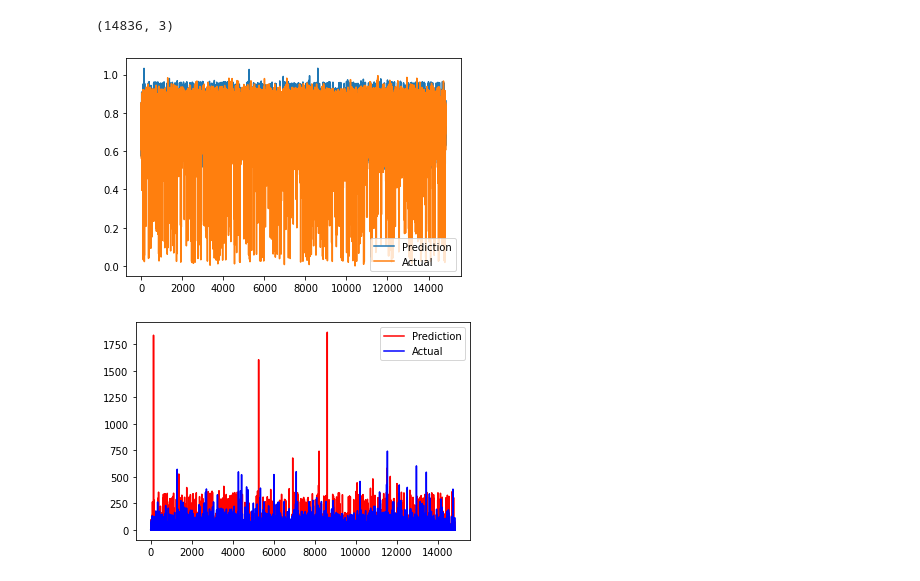
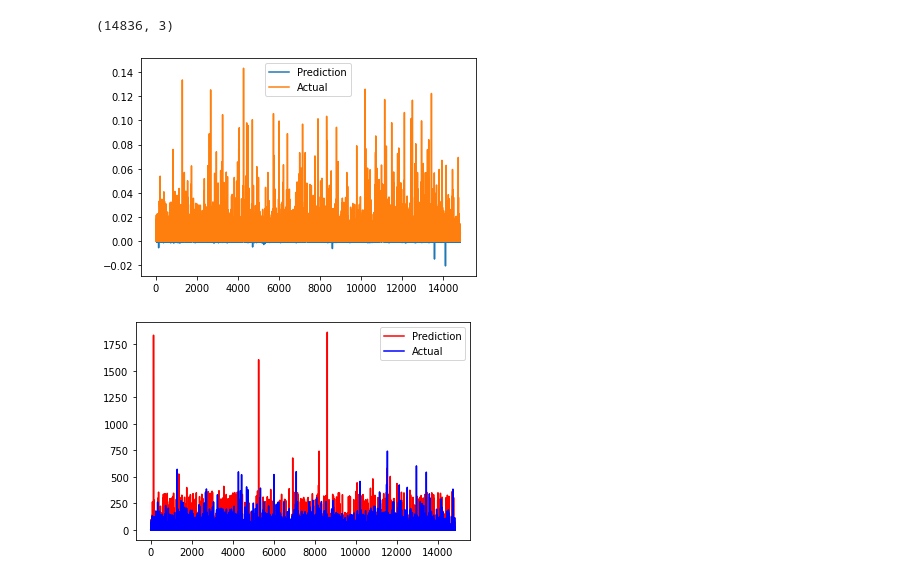
Before and after one commit to msaad1311/TfL-Dataset, a Jupyter notebook: src/EDA-Part2.ipynb, the cells around one changed output. Cells and saved outputs as stored; diff of their text form; code cells hidden in the pictures.

```diff
--- a/src/EDA-Part2.ipynb
+++ b/src/EDA-Part2.ipynb
@@ -124,24 +124,24 @@ print(drivingCycle_embed,vehicles_embed)
 # categorical variable
 drivingCycle_catinput = keras.layers.Input(shape=(1,),name='Driving Cycle input')
 drivingCycle_embedinput = keras.layers.Embedding(drivingCycle_cats,drivingCycle_embed)(drivingCycle_catinput)
-drivingCycle_flatten = keras.layers.Flatten()(drivingCycle_embedinput)
+# drivingCycle_flatten = keras.layers.Flatten()(drivingCycle_embedinput)
 
 vehicles_catinput = keras.layers.Input(shape=(1,),name='Vehicle Input')
 vehicles_embedinput = keras.layers.Embedding(vehicles_cats,vehicles_embed)(vehicles_catinput)
-vehicle_flatten = keras.layers.Flatten()(vehicles_embedinput)
+# vehicle_flatten = keras.layers.Flatten()(vehicles_embedinput)
 
 # numerical variable
-numerical_input = keras.layers.Input(shape=(2,), name='numeric_input')
+numerical_input = keras.layers.Input(shape=(1,2), name='numeric_input')
 
 # merged
-merged = keras.layers.concatenate([numerical_input, drivingCycle_flatten,vehicle_flatten])
-# lstm_out0 = keras.layers.LSTM(32,return_sequences=True,activation='relu')(merged)
-# lstm_out1 = keras.layers.LSTM(16,return_sequences=True,activation='relu')(merged)
-# lstm_out2 = keras.layers.LSTM(8,return_sequences=True,activation='relu')(lstm_out1)
-# lstm_out3 = keras.layers.LSTM(4,return_sequences=True,activation='relu')(lstm_out2)
-flattened = keras.layers.Flatten()(merged)
-# dense_out0 = keras.layers.Dense(32,activation='relu')(flattened)
-dense_out1 = keras.layers.Dense(16)(flattened)
+merged = keras.layers.concatenate([numerical_input, drivingCycle_embedinput,vehicles_embedinput])
+lstm_out0 = keras.layers.LSTM(32,return_sequences=True,activation='relu')(merged)
+lstm_out1 = keras.layers.LSTM(16,return_sequences=True,activation='relu')(merged)
+lstm_out2 = keras.layers.LSTM(8,return_sequences=True,activation='relu')(lstm_out1)
+lstm_out3 = keras.layers.LSTM(4,return_sequences=True,activation='relu')(lstm_out2)
+flattened = keras.layers.Flatten()(lstm_out3)
+dense_out0 = keras.layers.Dense(32,activation='relu')(flattened)
+dense_out1 = keras.layers.Dense(16)(dense_out0)
 dense_out2 = keras.layers.Dense(8)(dense_out1)
 dense_out3 = keras.layers.Dense(3)(dense_out2)
 
@@ -166,8 +166,8 @@ Trainable params: 568
 Non-trainable params: 0
 __________________________________________________________________________________________________
 # %%
-adam = keras.optimizers.Adam(learning_rate=1e-4)
+adam = keras.optimizers.Adam(learning_rate=3e-4)
 model.compile(loss='mse',metrics=['mae'],optimizer=adam)
 # %%
-history = model.fit(x=[xtrain_numeric,drivingCycle_train,vehicle_train],y=ytrain_scaled,batch_size=32,validation_split=0.1,epochs=200)
+history = model.fit(x=[np.expand_dims(xtrain_numeric,axis=1),drivingCycle_train,vehicle_train],y=ytrain,batch_size=32,validation_split=0.1,epochs=200)
 # %% [output]
@@ -198,16 +198,16 @@ plt.show()
 # %%
-pred = model.predict([xtest_numeric,drivingCycle_test,vehicle_test])
+pred = model.predict([np.expand_dims(xtest_numeric,axis=1),drivingCycle_test,vehicle_test])
 print(pred.shape)
 # %% [output]
 (14836, 3)
 # %%
-p=2
+p=1
 plt.plot(pred[:,p],label='Prediction')
-plt.plot(ytest_scaled[:,p],label='Actual')
+plt.plot(ytest[:,p],label='Actual')
 plt.legend()
 plt.show()
 # %% [output]
-[figure, old version]
+[figure, new version]
 # %%
 pred = scaler_output.inverse_transform(pred)
 pred = 10 ** pred
```
Also changed, not shown: parts of 13 cells of this notebook.
